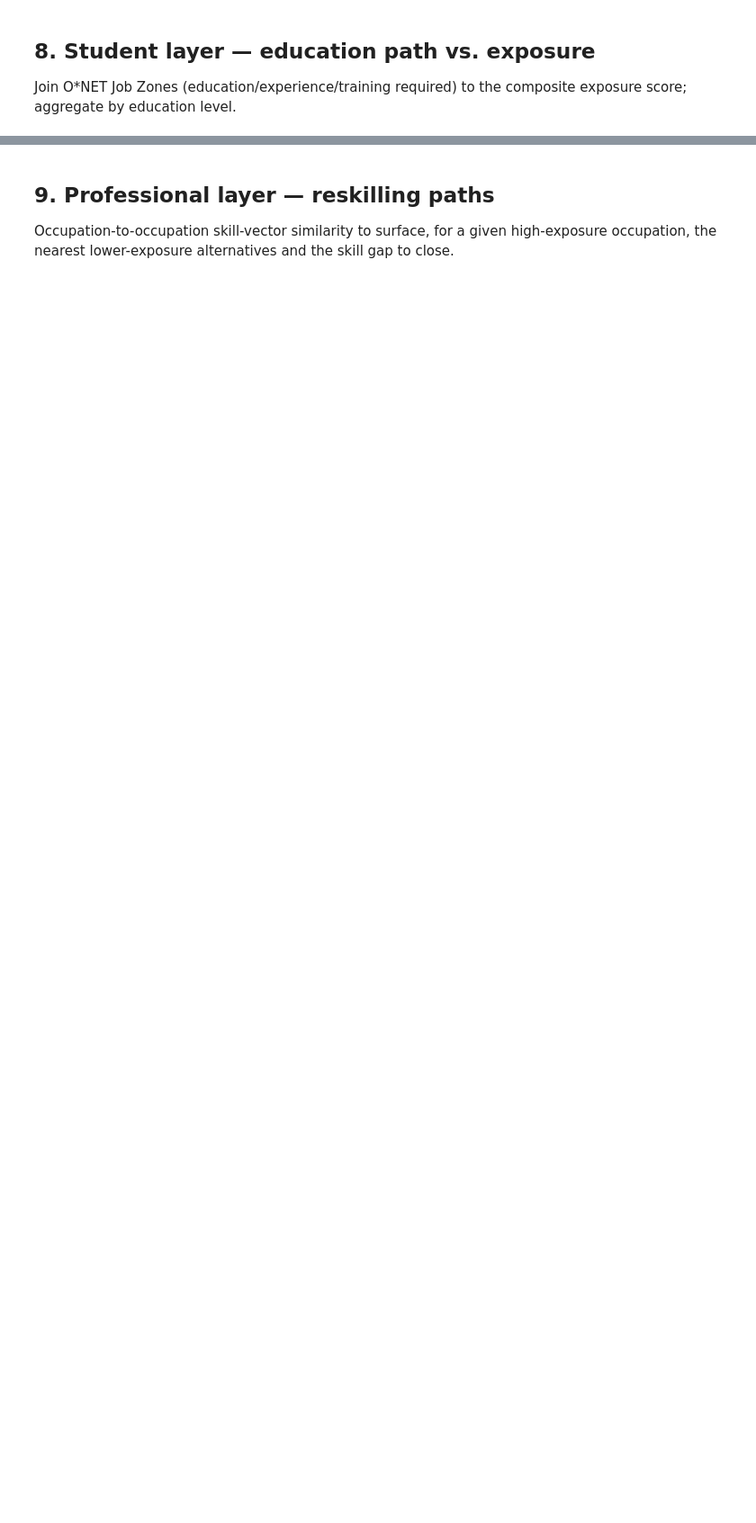
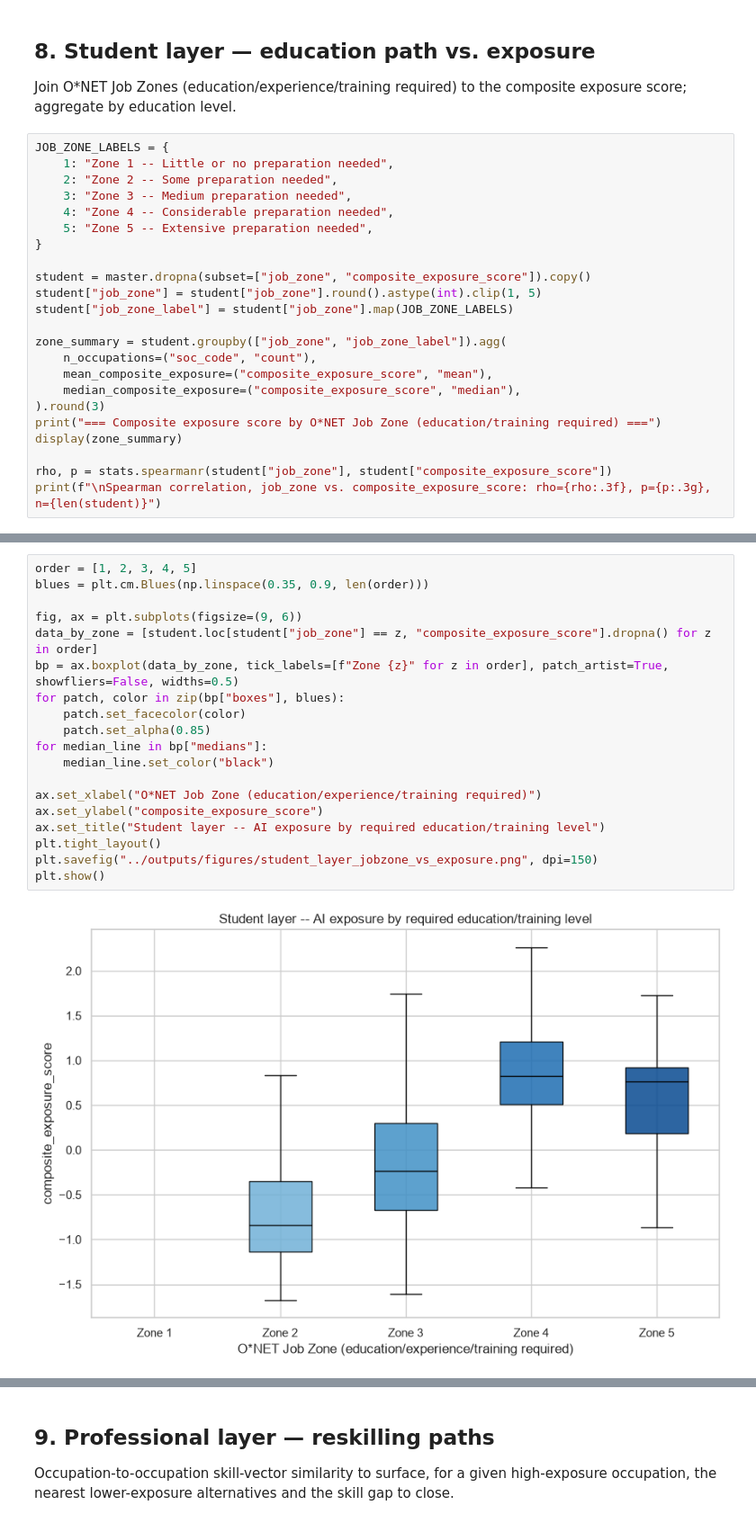
Before and after one commit to GrmaHashim/from-exposure-to-action, a Jupyter notebook: notebooks/01_exploratory_analysis.ipynb, the cells around one changed output, grey strips where cells are left out. Shown at 90% size. Drawn from its saved outputs; the diff is of its cells as text; blank space fills up the shorter version.

Commit message:
Add student and professional layers (job zone vs. exposure; skill-similarity reskilling search)

```diff
--- a/notebooks/01_exploratory_analysis.ipynb
+++ b/notebooks/01_exploratory_analysis.ipynb
@@ -644,3 +644,26 @@ Both comparisons are associative, not causal or predictive -- consistent with th
 ## 8. Student layer — education path vs. exposure
 
 Join O*NET Job Zones (education/experience/training required) to the composite exposure score; aggregate by education level.
+# %%
+JOB_ZONE_LABELS = {
+    1: "Zone 1 -- Little or no preparation needed",
+    2: "Zone 2 -- Some preparation needed",
+    3: "Zone 3 -- Medium preparation needed",
+    4: "Zone 4 -- Considerable preparation needed",
+    5: "Zone 5 -- Extensive preparation needed",
+}
+
+student = master.dropna(subset=["job_zone", "composite_exposure_score"]).copy()
+student["job_zone"] = student["job_zone"].round().astype(int).clip(1, 5)
+student["job_zone_label"] = student["job_zone"].map(JOB_ZONE_LABELS)
+
+zone_summary = student.groupby(["job_zone", "job_zone_label"]).agg(
+    n_occupations=("soc_code", "count"),
+    mean_composite_exposure=("composite_exposure_score", "mean"),
+    median_composite_exposure=("composite_exposure_score", "median"),
+).round(3)
+print("=== Composite exposure score by O*NET Job Zone (education/training required) ===")
+display(zone_summary)
+
+rho, p = stats.spearmanr(student["job_zone"], student["composite_exposure_score"])
+print(f"\nSpearman correlation, job_zone vs. composite_exposure_score: rho={rho:.3f}, p={p:.3g}, n={len(student)}")
@@ -646,0 +679,21 @@ Join O*NET Job Zones (education/experience/training required) to the composite e
+# %%
+order = [1, 2, 3, 4, 5]
+blues = plt.cm.Blues(np.linspace(0.35, 0.9, len(order)))
+
+fig, ax = plt.subplots(figsize=(9, 6))
+data_by_zone = [student.loc[student["job_zone"] == z, "composite_exposure_score"].dropna() for z in order]
+bp = ax.boxplot(data_by_zone, tick_labels=[f"Zone {z}" for z in order], patch_artist=True, showfliers=False, widths=0.5)
+for patch, color in zip(bp["boxes"], blues):
+    patch.set_facecolor(color)
+    patch.set_alpha(0.85)
+for median_line in bp["medians"]:
+    median_line.set_color("black")
+
+ax.set_xlabel("O*NET Job Zone (education/experience/training required)")
+ax.set_ylabel("composite_exposure_score")
+ax.set_title("Student layer -- AI exposure by required education/training level")
+plt.tight_layout()
+plt.savefig("../outputs/figures/student_layer_jobzone_vs_exposure.png", dpi=150)
+plt.show()
+# %% [output]
+[figure, added]
```
Also changed, not shown: parts of 5 cells of this notebook, 3 other files.
